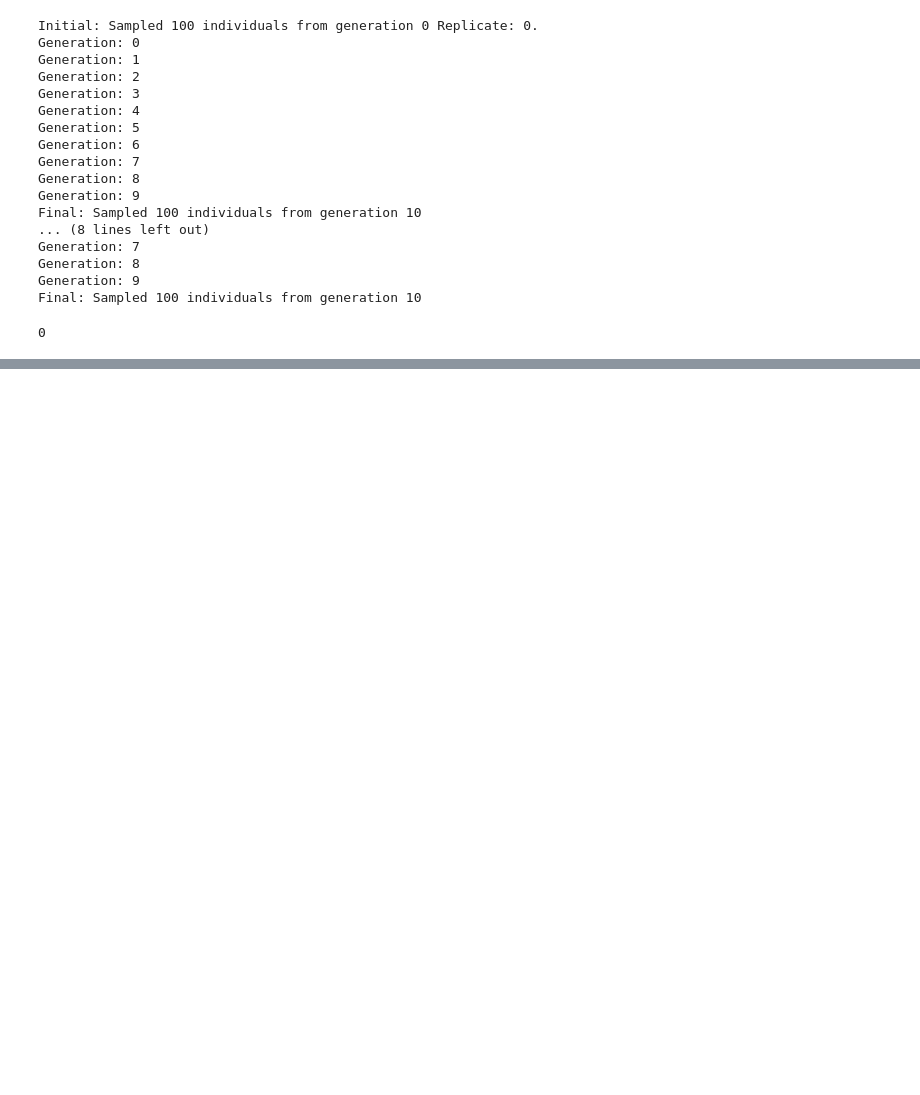
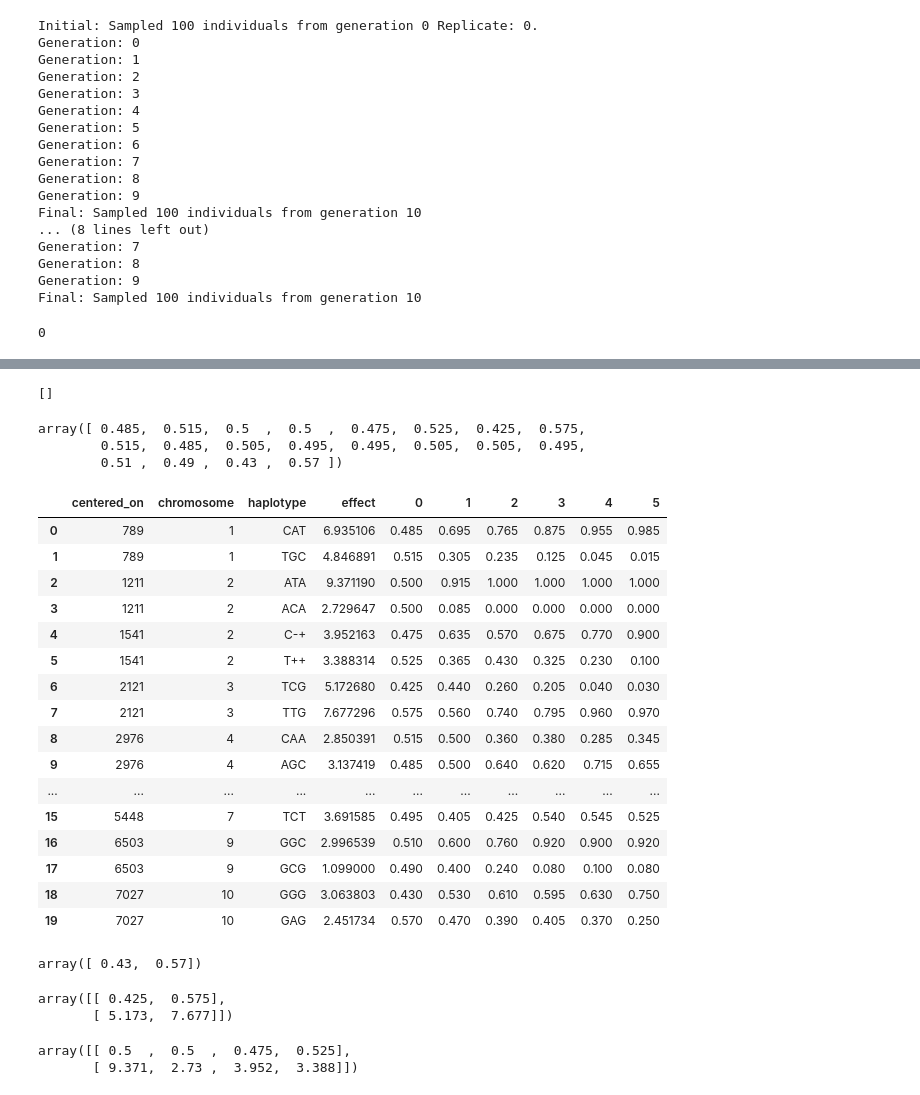
Before and after one commit to maizeatlas/saegus, a Jupyter notebook: devel/jupyternbs/running_gwas-rjwlab.ipynb, the cells around one changed output, grey strips where cells are left out. Drawn from its saved outputs; the diff is of its cells as text; code cells hidden in the pictures; blank space fills up the shorter version.

Commit message:
Restructuring haplotype effect vs frequency plot for multiple generations. I need a way to show the chromosome which a haplotype is on.

```diff
--- a/devel/jupyternbs/running_gwas-rjwlab.ipynb
+++ b/devel/jupyternbs/running_gwas-rjwlab.ipynb
@@ -339,2 +436,2 @@ sele
 # %%
-hz = helpers.haplotype_data(selection_pop, selection_meta, allele_effects, triplet_qtl)
+hz = helpers.haplotype_data(selection_meta, allele_effects, triplet_qtl)
@@ -342,0 +438,2 @@ KeyError: 0
+# %%
+htable = helpers.haplotype_table(selection_meta, hz)
@@ -387,0 +668,30 @@ ht.ix[:, 'effect':]
+# %%
+frqs
+# %% [output]
+[]
+# %%
+np.array(htable[0])
+# %% [output]
+array([ 0.485,  0.515,  0.5  ,  0.5  ,  0.475,  0.525,  0.425,  0.575,
+        0.515,  0.485,  0.505,  0.495,  0.495,  0.505,  0.505,  0.495,
+        0.51 ,  0.49 ,  0.43 ,  0.57 ])
+# %%
+htable
+# %% [output]
+|  | centered_on | chromosome | haplotype | effect | 0 | 1 | 2 | 3 | 4 | 5 |
+| 0 | 789 | 1 | CAT | 6.935106 | 0.485 | 0.695 | 0.765 | 0.875 | 0.955 | 0.985 |
+| 1 | 789 | 1 | TGC | 4.846891 | 0.515 | 0.305 | 0.235 | 0.125 | 0.045 | 0.015 |
+| 2 | 1211 | 2 | ATA | 9.371190 | 0.500 | 0.915 | 1.000 | 1.000 | 1.000 | 1.000 |
+| 3 | 1211 | 2 | ACA | 2.729647 | 0.500 | 0.085 | 0.000 | 0.000 | 0.000 | 0.000 |
+| 4 | 1541 | 2 | C-+ | 3.952163 | 0.475 | 0.635 | 0.570 | 0.675 | 0.770 | 0.900 |
+| 5 | 1541 | 2 | T++ | 3.388314 | 0.525 | 0.365 | 0.430 | 0.325 | 0.230 | 0.100 |
+| 6 | 2121 | 3 | TCG | 5.172680 | 0.425 | 0.440 | 0.260 | 0.205 | 0.040 | 0.030 |
+| 7 | 2121 | 3 | TTG | 7.677296 | 0.575 | 0.560 | 0.740 | 0.795 | 0.960 | 0.970 |
+| 8 | 2976 | 4 | CAA | 2.850391 | 0.515 | 0.500 | 0.360 | 0.380 | 0.285 | 0.345 |
+| 9 | 2976 | 4 | AGC | 3.137419 | 0.485 | 0.500 | 0.640 | 0.620 | 0.715 | 0.655 |
+| ... | ... | ... | ... | ... | ... | ... | ... | ... | ... | ... |
+| 15 | 5448 | 7 | TCT | 3.691585 | 0.495 | 0.405 | 0.425 | 0.540 | 0.545 | 0.525 |
+| 16 | 6503 | 9 | GGC | 2.996539 | 0.510 | 0.600 | 0.760 | 0.920 | 0.900 | 0.920 |
+| 17 | 6503 | 9 | GCG | 1.099000 | 0.490 | 0.400 | 0.240 | 0.080 | 0.100 | 0.080 |
+| 18 | 7027 | 10 | GGG | 3.063803 | 0.430 | 0.530 | 0.610 | 0.595 | 0.630 | 0.750 |
+| 19 | 7027 | 10 | GAG | 2.451734 | 0.570 | 0.470 | 0.390 | 0.405 | 0.370 | 0.250 |
@@ -387,0 +702,4 @@ ht.ix[:, 'effect':]
+# %%
+np.array([freqs, effects])[0]
+# %% [output]
+array([ 0.43,  0.57])
@@ -387,0 +715,10 @@ ht.ix[:, 'effect':]
+# %%
+effect_frq_by_chromosome[0][3]
+# %% [output]
+array([[ 0.425,  0.575],
+       [ 5.173,  7.677]])
+# %%
+effect_frq_by_chromosome[2]
+# %% [output]
+array([[ 0.5  ,  0.5  ,  0.475,  0.525],
+       [ 9.371,  2.73 ,  3.952,  3.388]])
```
Also changed, not shown: parts of 58 cells of this notebook, 1 other file.
